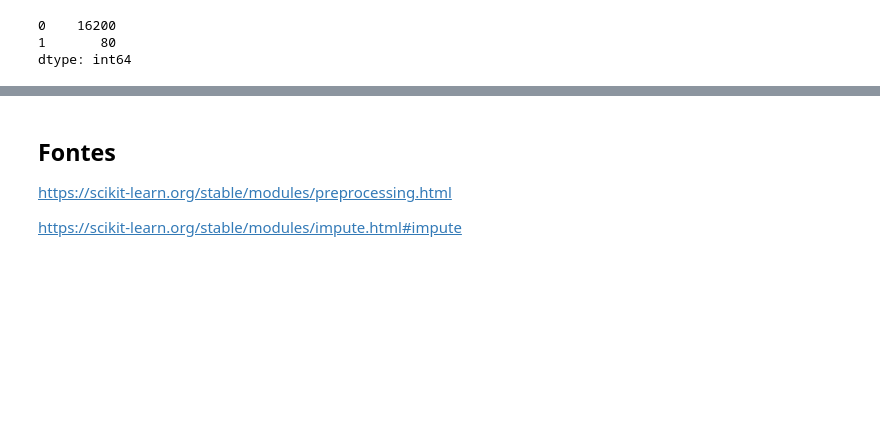
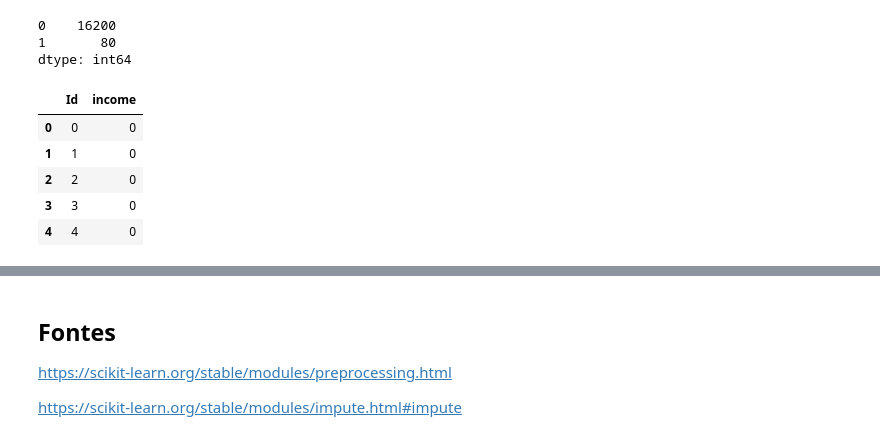
Before and after one commit to SalisEduardo/PMR3508, a Jupyter notebook: Adults Dataset/resolução.ipynb, the cells around one changed output, grey strips where cells are left out. Drawn from its saved outputs; the diff is of its cells as text; code cells hidden in the pictures; blank space fills up the shorter version.

```diff
--- a/Adults Dataset/resolução.ipynb
+++ b/Adults Dataset/resolução.ipynb
@@ -346,3 +346,12 @@ pd.Series(pred).value_counts()
 dtype: int64
 # %%
 df_predict = pd.DataFrame(data= {"Id":df_test.Id,"income": pd.Series(pred)})
+# %%
+df_predict.head()
+# %% [output]
+|  | Id | income |
+| 0 | 0 | 0 |
+| 1 | 1 | 0 |
+| 2 | 2 | 0 |
+| 3 | 3 | 0 |
+| 4 | 4 | 0 |
```
Also changed, not shown: parts of 6 cells of this notebook, 1 other file.
